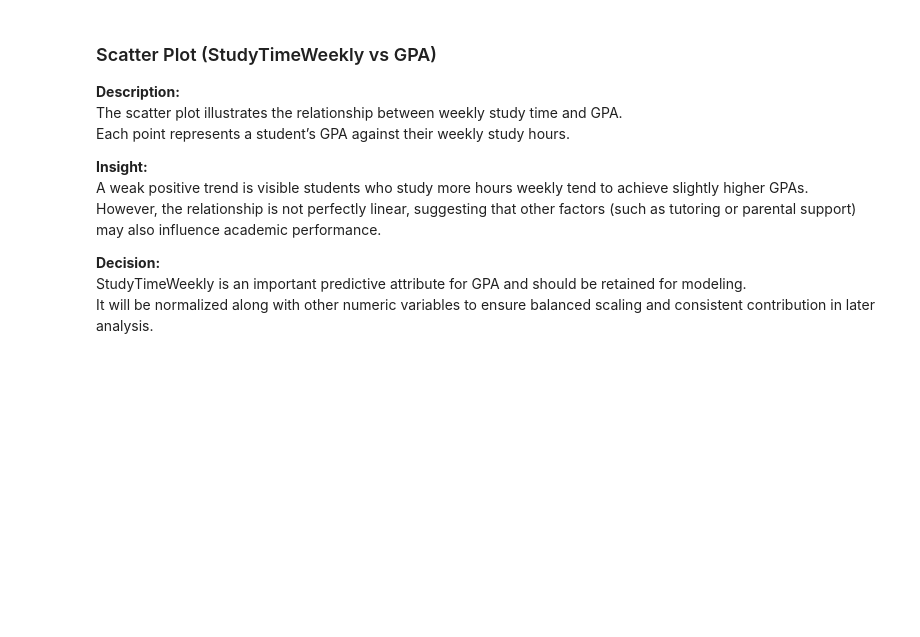
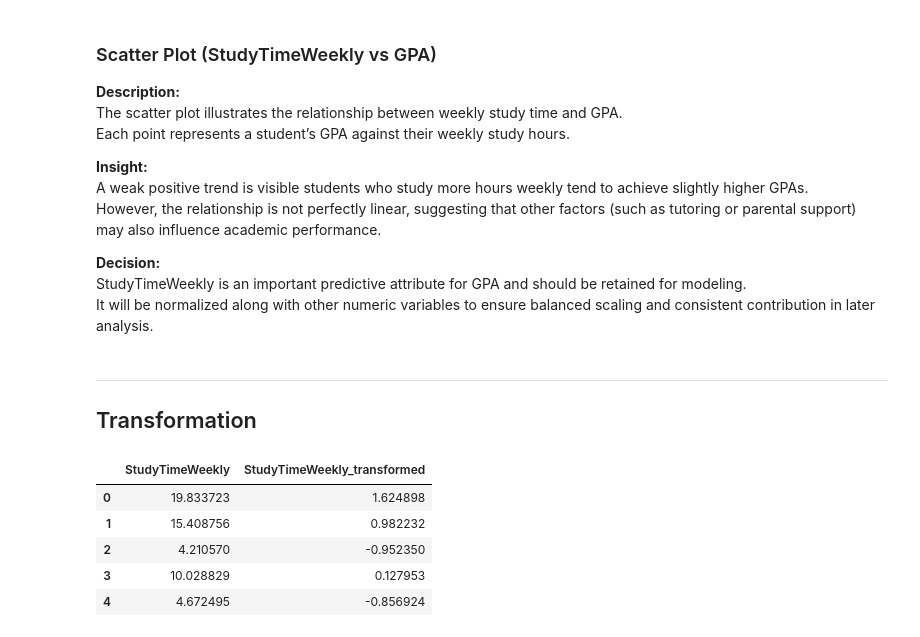
Before and after one commit to lujainAziz/LujainAlmajyul-it326, a Jupyter notebook: phase2.ipynb, the cells around one changed output. Saved outputs shown, nothing was run; the diff lists cells and outputs as text; code cells hidden in the pictures; blank space fills up the shorter version.

```diff
--- a/phase2.ipynb
+++ b/phase2.ipynb
@@ -229,3 +229,20 @@ However, the relationship is not perfectly linear, suggesting that other factors
 **Decision:**
 StudyTimeWeekly is an important predictive attribute for GPA and should be retained for modeling.
 It will be normalized along with other numeric variables to ensure balanced scaling and consistent contribution in later analysis.
+# %% [markdown]
+---
+## Transformation
+# %%
+from sklearn.preprocessing import PowerTransformer
+
+pt = PowerTransformer(method='yeo-johnson')
+df['StudyTimeWeekly_transformed'] = pt.fit_transform(df[['StudyTimeWeekly']])
+
+df[['StudyTimeWeekly', 'StudyTimeWeekly_transformed']].head()
+# %% [output]
+|  | StudyTimeWeekly | StudyTimeWeekly_transformed |
+| 0 | 19.833723 | 1.624898 |
+| 1 | 15.408756 | 0.982232 |
+| 2 | 4.210570 | -0.952350 |
+| 3 | 10.028829 | 0.127953 |
+| 4 | 4.672495 | -0.856924 |
```
Also changed, not shown: parts of 9 cells of this notebook.
